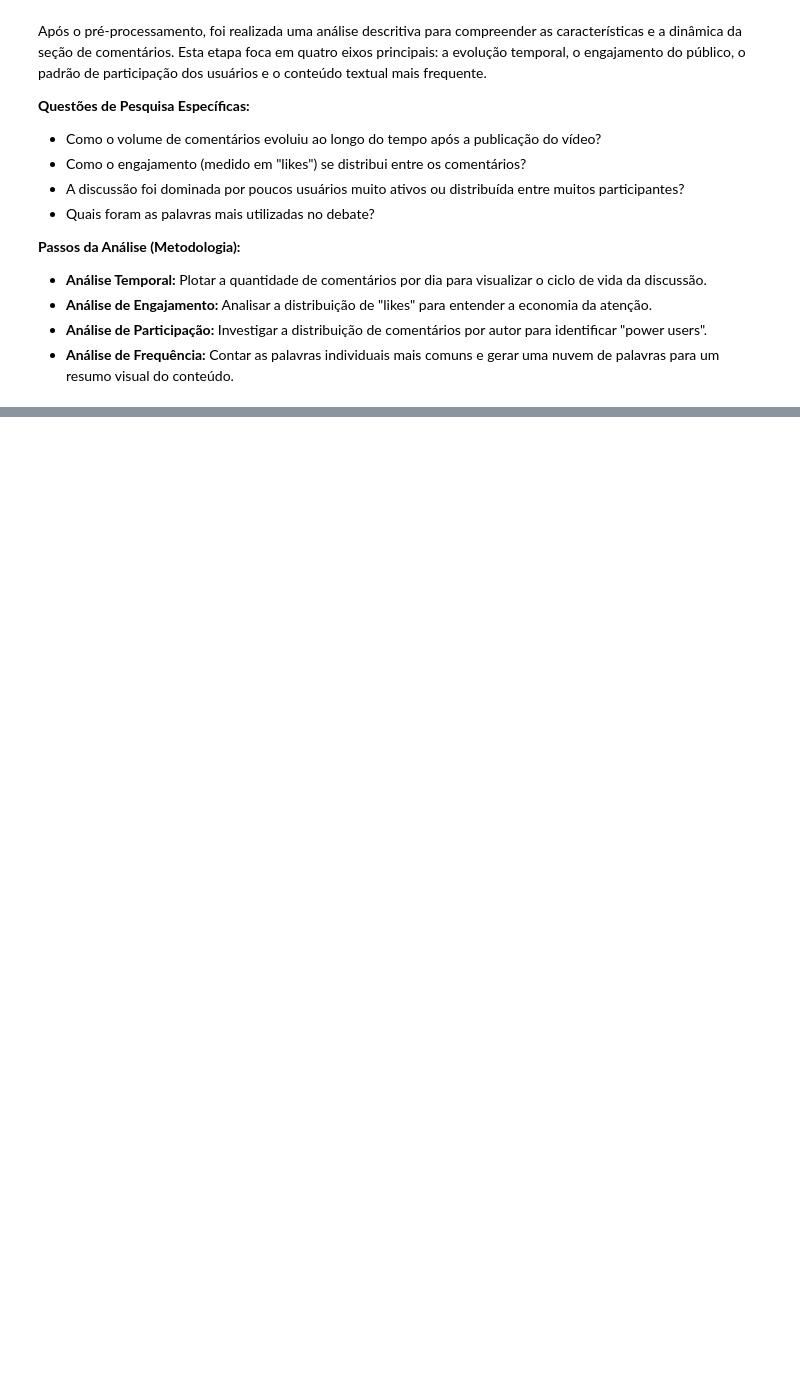
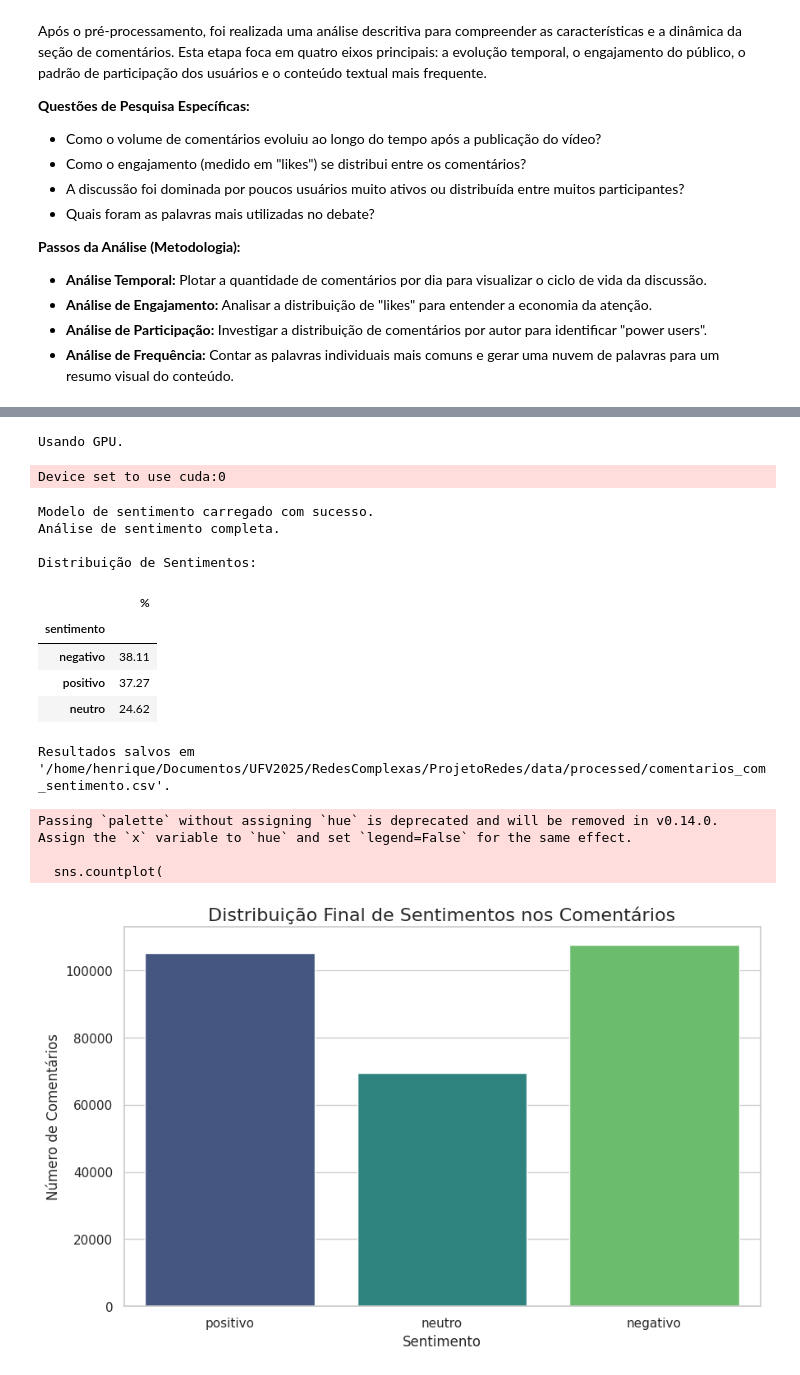
Before and after one commit to alveshenriique/redes-complexas, a Jupyter notebook: notebooks/analises_comentarios.ipynb, the cells around one changed output, grey strips where cells are left out. Cells and saved outputs as stored; diff of their text form; code cells hidden in the pictures; blank space fills up the shorter version.

```diff
--- a/notebooks/analises_comentarios.ipynb
+++ b/notebooks/analises_comentarios.ipynb
@@ -251,0 +326,68 @@ Name: count, dtype: int64
+# %%
+# Verifica se uma GPU compatível com CUDA está disponível e define o device
+device = 0 if torch.cuda.is_available() else -1
+print("Usando GPU." if device >= 0 else "Usando CPU para a análise.")
+
+# Carrega o pipeline, passando o device para usar a GPU se disponível
+sentiment_pipeline = pipeline(
+    "sentiment-analysis",
+    model="cardiffnlp/twitter-xlm-roberta-base-sentiment",
+    device=device
+)
+print("Modelo de sentimento carregado com sucesso.")
+
+# Execução da Análise de Sentimento
+textos_para_analise = df['texto_limpo'].dropna().tolist()
+
+# Código final com batch_size para performance e truncation para segurança contra erros
+resultados = sentiment_pipeline(
+    textos_para_analise,
+    batch_size=8,          # processa 8 comentários por vez
+    truncation=True,       # garante que textos longos sejam cortados
+    max_length=512         # limite máximo suportado pelo modelo
+)
+
+print("Análise de sentimento completa.")
+
+# Pós-processamento dos resultados
+mapeamento_labels = {'positive': 'positivo', 'negative': 'negativo', 'neutral': 'neutro'}
+df_resultados = pd.DataFrame(resultados)
+df_resultados['sentimento'] = df_resultados['label'].str.lower().map(mapeamento_labels)
+
+# Integra no dataset original
+df.loc[df['texto_limpo'].notna(), 'sentimento'] = df_resultados['sentimento'].values
+df.loc[df['texto_limpo'].notna(), 'pontuacao_sentimento'] = df_resultados['score'].values
+
+# EXIBE A DISTRIBUIÇÃO FINAL
+print("\nDistribuição de Sentimentos:")
+display(df['sentimento'].value_counts(normalize=True).mul(100).round(2).to_frame(name='%'))
+
+# Salva o DataSet
+caminho_saida = DATA_PROCESSED_DIR / 'comentarios_com_sentimento.csv'
+df.to_csv(caminho_saida, index=False)
+print(f"\nResultados salvos em '{caminho_saida}'.")
+
+# Gráfico de Distribuição de Sentimento
+plt.figure(figsize=(12, 6))
+sns.countplot(x='sentimento', data=df, order=['positivo', 'neutro', 'negativo'], palette='viridis', hue='sentimento', legend=False)
+plt.title('Distribuição Final de Sentimentos nos Comentários', fontsize=16)
+plt.xlabel('Sentimento')
+plt.ylabel('Número de Comentários')
+plt.show()
+# %% [output]
+Usando GPU.
+Device set to use cuda:0
+Modelo de sentimento carregado com sucesso.
+Análise de sentimento completa.
+
+Distribuição de Sentimentos:
+|  | % |
+| sentimento |  |
+| negativo | 38.11 |
+| positivo | 37.27 |
+| neutro | 24.62 |
+Resultados salvos em '/home/henrique/Documentos/UFV2025/RedesComplexas/ProjetoRedes/data/processed/comentarios_com_sentimento.csv'.
+Passing `palette` without assigning `hue` is deprecated and will be removed in v0.14.0. Assign the `x` variable to `hue` and set `legend=False` for the same effect.
+
+  sns.countplot(
+[figure, added]
```
Also changed, not shown: parts of 7 cells of this notebook, 2 other files.
